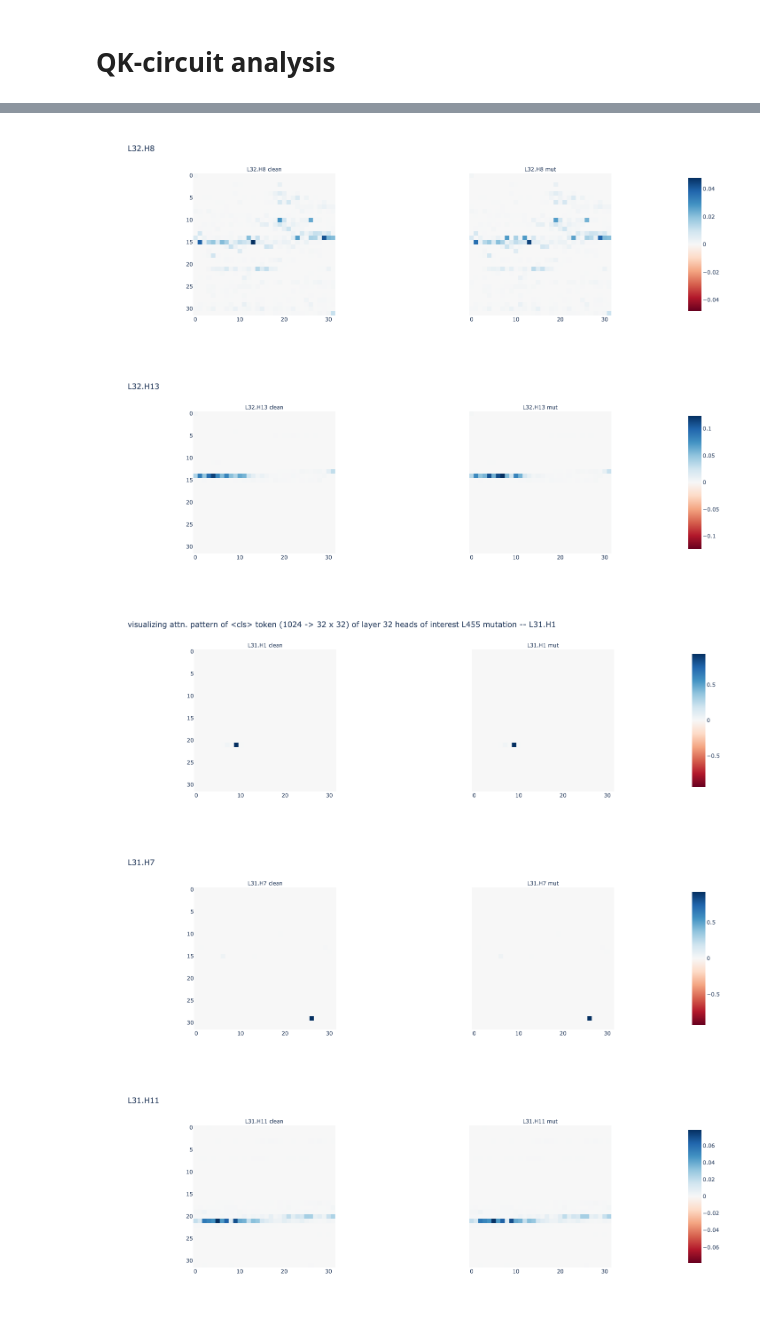
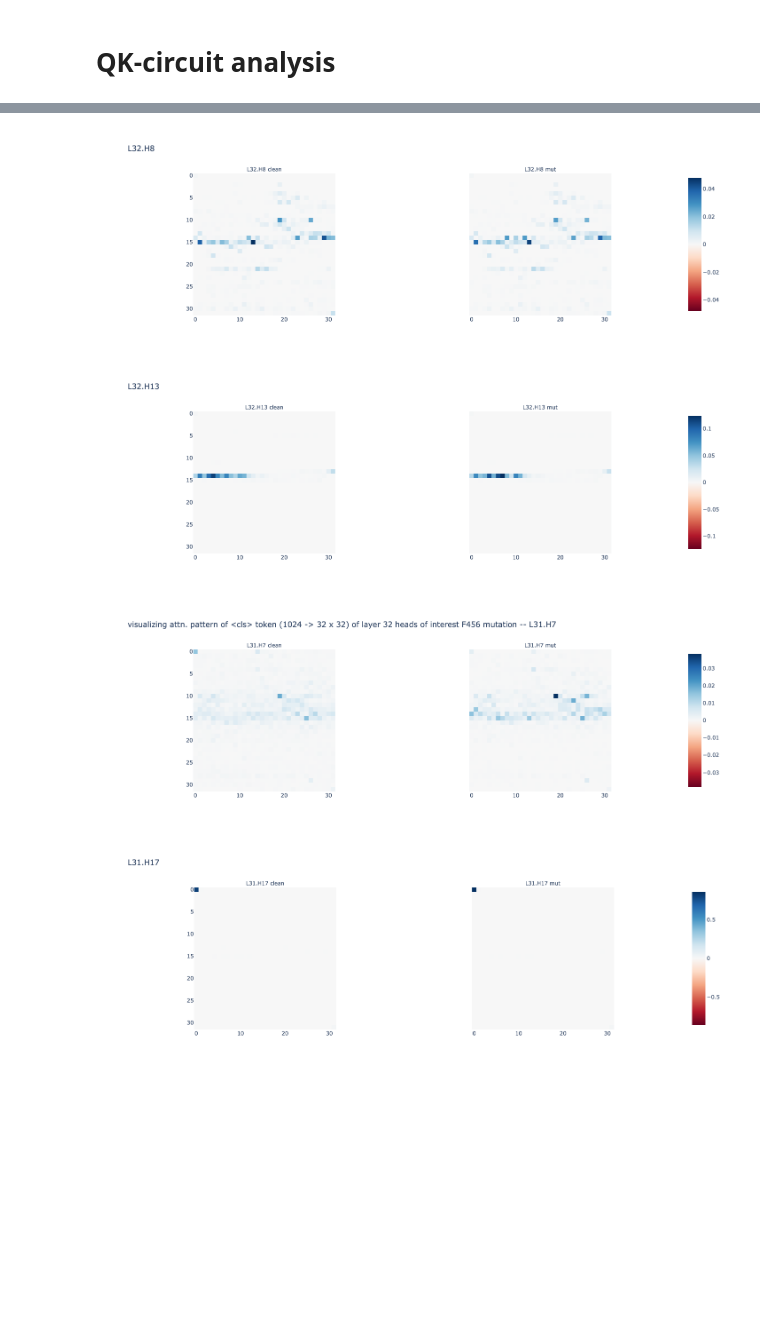
Before and after one commit to blab/mutational-embedding-vectors, a Jupyter notebook: notebooks/plm_circuits/ex31_F456L_replicate.ipynb, the cells around one changed output, grey strips where cells are left out. Cells and saved outputs as stored; diff of their text form; code cells hidden in the pictures; blank space fills up the shorter version.

```diff
--- a/notebooks/plm_circuits/ex31_F456L_replicate.ipynb
+++ b/notebooks/plm_circuits/ex31_F456L_replicate.ipynb
@@ -263,6 +270,6 @@ logit_id = original_task_id_infos["fitness_USA"]
 # %%
-xbb_seqs = [all_uniq_seqs[seq_idxs[i]] for i,n in enumerate(seq_names) if "XBB" in name_to_clade_dict[n]]
-xbb_names = [n for n in seq_names if "XBB" in name_to_clade_dict[n]]
+xbb_seqs = [all_uniq_seqs[seq_idxs[i]] for i,n in enumerate(seq_names) if "(XBB.1.5)" in name_to_clade_dict[n]]
+xbb_names = [n for n in seq_names if "(XBB.1.5)" in name_to_clade_dict[n]]
 
 uniq_xbb_seqs, unique_xbb_inv_idx  = np.unique(xbb_seqs, return_inverse=True) # For the purpose of eval, I only care about unique sequences
 # %%
@@ -383,7 +392,7 @@ for receiver_input in ["k", "q", "v", "z", "pattern"]:
         clean_tokens=clean_toks,
         corrupted_cache=corrupted_cache,
         receiver_input=receiver_input,
-        patching_metric=functools.partial(patching_metric, corrupted_logit_mean=corrupted_logit_mean, clean_logit_mean=clean_logit_mean),
+        patching_metric=functools.partial(path_patching_metric, corrupted_logit_mean=corrupted_logit_mean, clean_logit_mean=clean_logit_mean),
         get_logit_hooked=get_logit_hooked
     )
 
@@ -700,13 +713,13 @@ attn_32_mut = attn_cache_mut[attn_keys[-1]]
 attn_31_orig = attn_cache_orig[attn_keys[0]]
 attn_31_mut = attn_cache_mut[attn_keys[0]]
 # %%
-heads_of_interest = [(32,5), (32,8), (32,13), (31,1), (31,7), (31,11)]
+heads_of_interest = [(32,5), (32,8), (32,13), (31,7), (31,17)]
 
 attn_32_orig_cls = attn_32_orig[:, [x[1] for x in heads_of_interest if x[0] == 32], 0, :]
 attn_32_mut_cls = attn_32_mut[:, [x[1] for x in heads_of_interest if x[0] == 32], 0, :]
 
-attn_31_orig_cls = attn_31_orig[:, [x[1] for x in heads_of_interest if x[0] == 31], 679, :]
-attn_31_mut_cls = attn_31_mut[:, [x[1] for x in heads_of_interest if x[0] == 31], 679, :]
+attn_31_orig_cls = attn_31_orig[:, [x[1] for x in heads_of_interest if x[0] == 31], 456, :]
+attn_31_mut_cls = attn_31_mut[:, [x[1] for x in heads_of_interest if x[0] == 31], 456, :]
 
 attn_orig_cls = torch.cat([attn_32_orig_cls, attn_31_orig_cls], dim=1)
 attn_mut_cls = torch.cat([attn_32_mut_cls, attn_31_mut_cls], dim=1)
@@ -738,35 +751,34 @@ for i in range(len(heads_of_interest)):
     elif i == 3:
         fig = imshow(
             disp_tensor.view(-1,32,32),
             facet_col=0,
             x=np.arange(32),
             y=np.arange(32),
             width=disp_width,
             height=disp_height,
             facet_labels=[f"{disp_name} clean", f"{disp_name} mut"],
-            title=f"visualizing attn. pattern of <cls> token (1024 -> 32 x 32) of layer 32 heads of interest L455 mutation -- {disp_name}",
+            title=f"visualizing attn. pattern of <cls> token (1024 -> 32 x 32) of layer 32 heads of interest F456 mutation -- {disp_name}",
             return_fig=True,
         )
-        fig.update_traces(customdata=np.arange(1024).reshape(32,32), hovertemplate="%{x}, %{y}<br>Sequence position: 679 <- %{customdata}<br>Attn Prob. %{z}")
+        fig.update_traces(customdata=np.arange(1024).reshape(32,32), hovertemplate="%{x}, %{y}<br>Sequence position: 456 <- %{customdata}<br>Attn Prob. %{z}")
         fig.show()
     else:
         fig = imshow(
             disp_tensor.view(-1,32,32),
             facet_col=0,
             x=np.arange(32),
             y=np.arange(32),
             width=disp_width,
             height=disp_height,
             facet_labels=[f"{disp_name} clean", f"{disp_name} mut"],
             title=disp_name,
             return_fig=True
         )
         fig.update_traces(customdata=np.arange(1024).reshape(32,32), hovertemplate="%{x}, %{y}<br>Sequence position: 0 <- %{customdata}<br>Attn Prob. %{z}")
         fig.show()
 # %% [output]
 [figure]
 [figure]
 [figure]
-[figure, old version]
+[figure, new version]
-[figure, old version]
+[figure, new version]
-[figure, removed]
```
Also changed, not shown: parts of 12 cells of this notebook, 3 other files.
